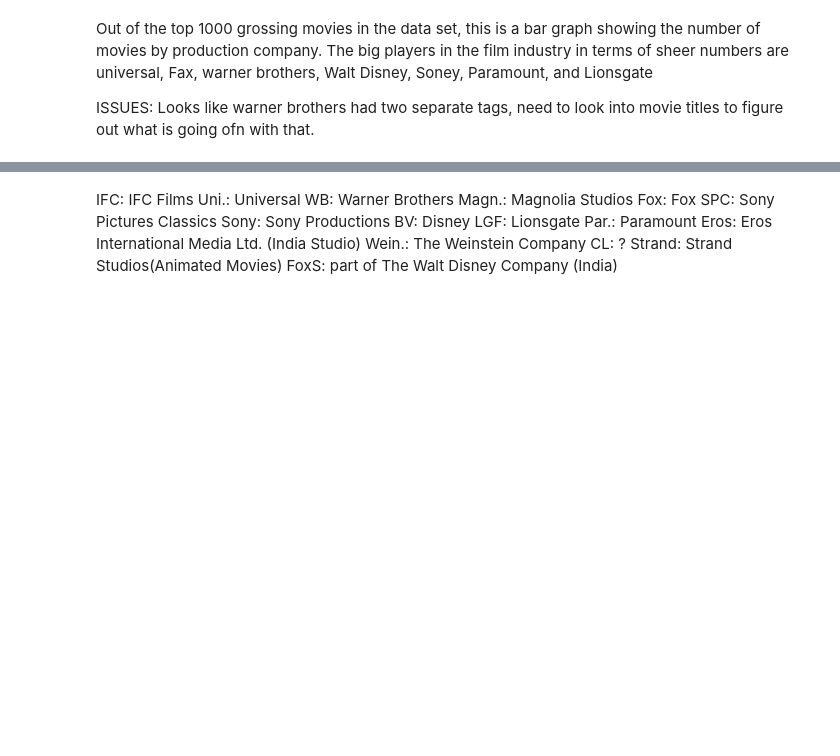
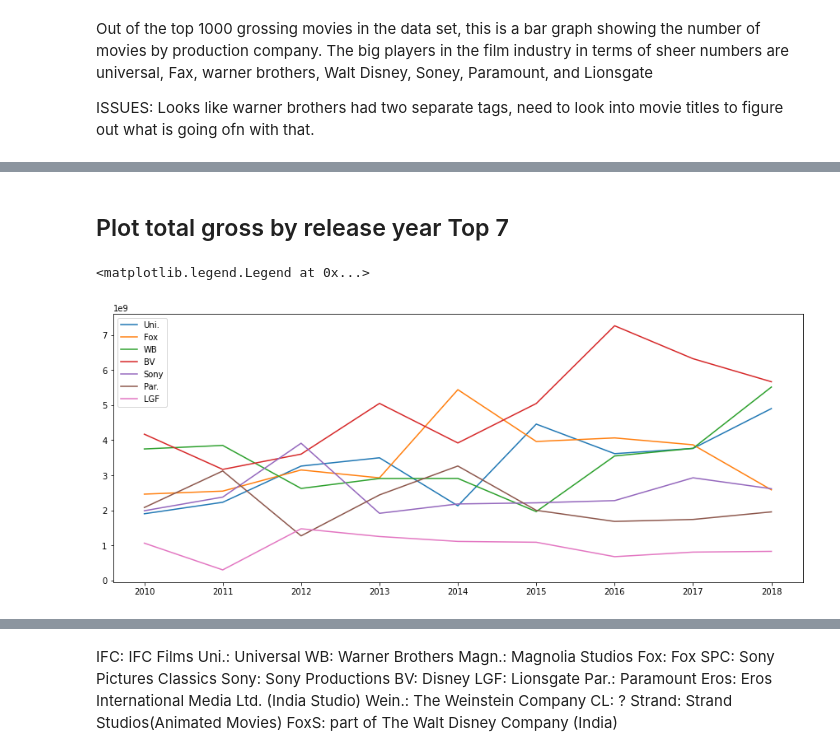
Before and after one commit to JCherryA050/phase_1_project, a Jupyter notebook: working_notebooks/project_notebook_ajc.ipynb, the cells around one changed output, grey strips where cells are left out. Saved outputs shown, nothing was run; the diff lists cells and outputs as text; code cells hidden in the pictures; blank space fills up the shorter version.

```diff
--- a/working_notebooks/project_notebook_ajc.ipynb
+++ b/working_notebooks/project_notebook_ajc.ipynb
@@ -126,0 +158,22 @@ ISSUES: Looks like warner brothers had two separate tags, need to look into movi
+# %% [markdown]
+## Plot total gross by release year Top 7
+# %%
+fig,ax = plt.subplots(figsize=(15,6))
+ax.plot(bom_clean[bom_clean['studio'] == 'Uni.'] .groupby('year').sum()['total_gross'],\
+    label = 'Uni.')
+ax.plot(bom_clean[bom_clean['studio'] == 'Fox']  .groupby('year').sum()['total_gross'],\
+    label = 'Fox')
+ax.plot(bom_clean[bom_clean['studio'] == 'WB']   .groupby('year').sum()['total_gross'],\
+    label = 'WB')
+ax.plot(bom_clean[bom_clean['studio'] == 'BV']   .groupby('year').sum()['total_gross'],\
+    label = 'BV')
+ax.plot(bom_clean[bom_clean['studio'] == 'Sony'] .groupby('year').sum()['total_gross'],\
+    label = 'Sony')
+ax.plot(bom_clean[bom_clean['studio'] == 'Par.'] .groupby('year').sum()['total_gross'],\
+    label = 'Par.')
+ax.plot(bom_clean[bom_clean['studio'] == 'LGF']  .groupby('year').sum()['total_gross'],\
+    label = 'LGF')
+ax.legend()
+# %% [output]
+<matplotlib.legend.Legend at 0x...>
+[figure, added]
```
Also changed, not shown: parts of 47 cells of this notebook.
